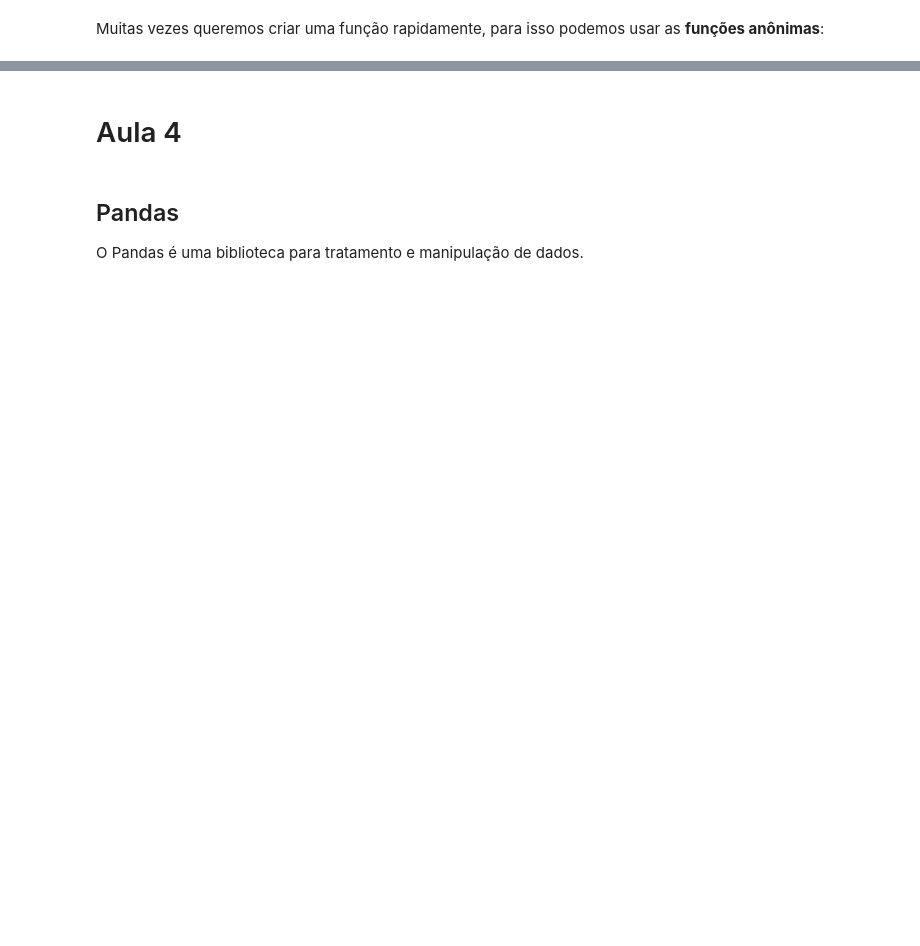
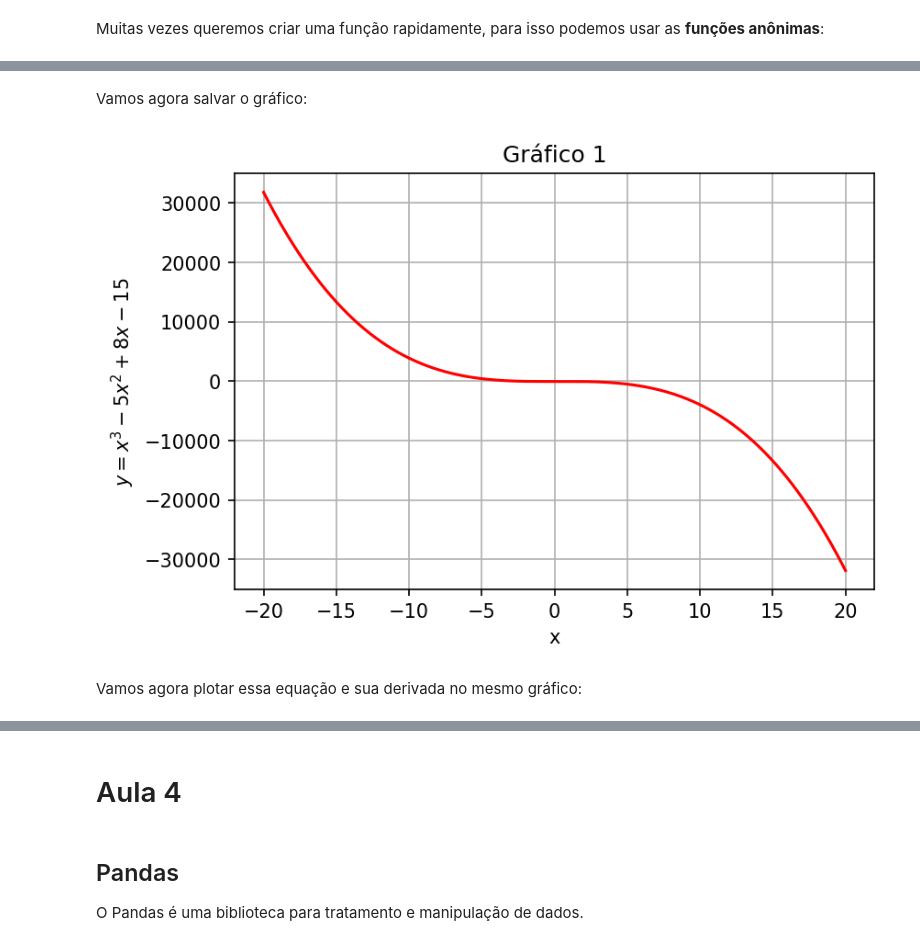
Before and after one commit to klaudioc/Python, a Jupyter notebook: CursoPython.ipynb, the cells around one changed output, grey strips where cells are left out. Cells and saved outputs as stored; diff of their text form; code cells hidden in the pictures; blank space fills up the shorter version.

```diff
--- a/CursoPython.ipynb
+++ b/CursoPython.ipynb
@@ -600,0 +1071,15 @@ f4(5)
+# %% [markdown]
+Vamos agora salvar o gráfico:
+# %%
+plt.figure(dpi = (150)) # dpi = dots per inch
+plt.plot(x,y,'r') # plota o gráfico
+plt.xlabel('x') # rótulo para o eixo x
+plt.ylabel(r'$y = x^3 - 5x^2 + 8x - 15$') # rótulo para o eixo y
+plt.title('Gráfico 1') # título do gráfico
+plt.grid(True) # coloca uma grade no gráfico
+plt.savefig('aula3.pdf')
+plt.show()
+# %% [output]
+[figure, added]
+# %% [markdown]
+Vamos agora plotar essa equação e sua derivada no mesmo gráfico:
```
Also changed, not shown: parts of 189 cells of this notebook.
